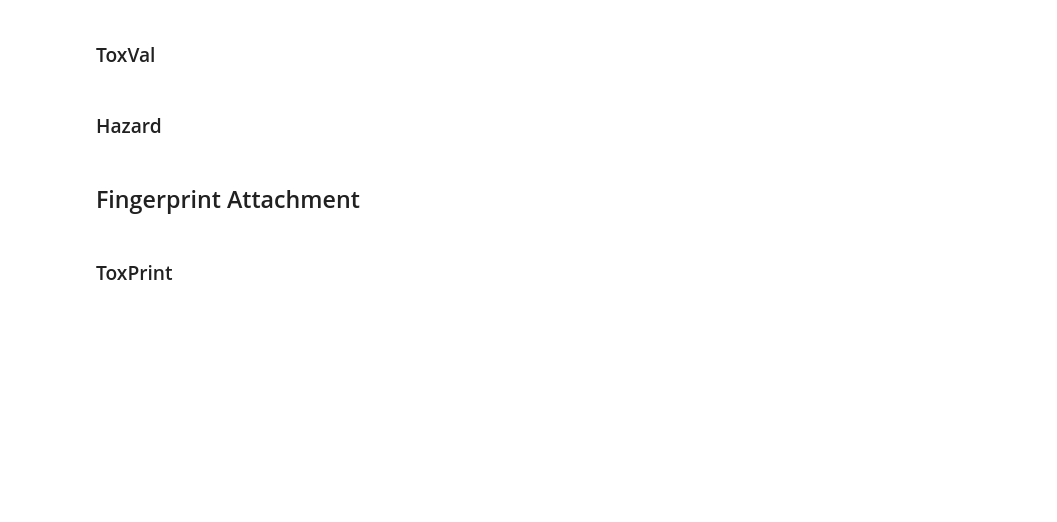
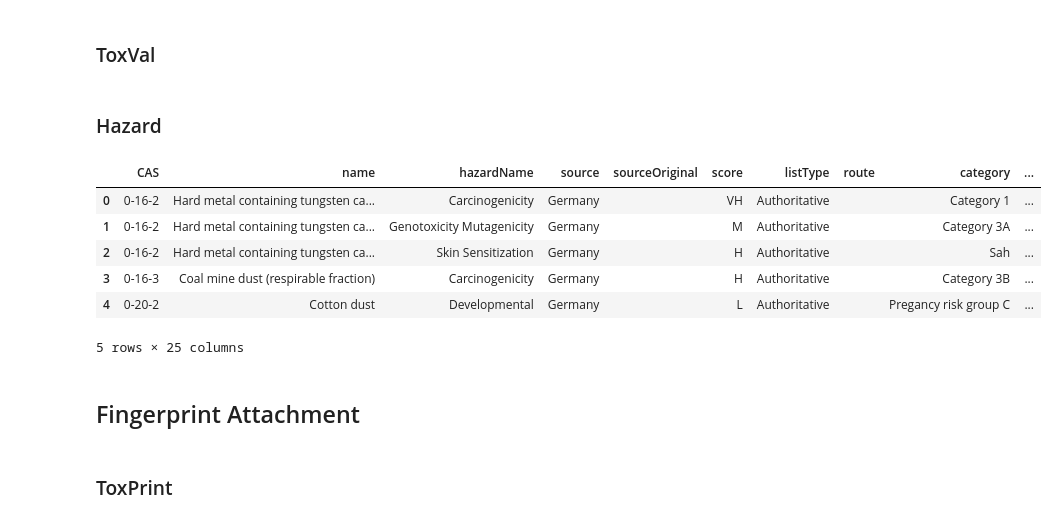
Before and after one commit to patlewig/genra-hybrid, a Jupyter notebook: notebooks/manuscript_companion.ipynb, the cells around one changed output. Drawn from its saved outputs; the diff is of its cells as text; code cells hidden in the pictures; blank space fills up the shorter version.

```diff
--- a/notebooks/manuscript_companion.ipynb
+++ b/notebooks/manuscript_companion.ipynb
@@ -148,6 +146,16 @@ conn = engine.connect()
 # %%
 ## Save the part of the table with potential CAS numbers
 df = pd.read_sql_query("SELECT * FROM HazardRecords WHERE CAS != '-' ", engine)
+# %%
+df.head()
+# %% [output]
+|  | CAS | name | hazardName | source | sourceOriginal | score | listType | route | category | ... |
+| 0 | 0-16-2 | Hard metal containing tungsten ca... | Carcinogenicity | Germany |  | VH | Authoritative |  | Category 1 | ... |
+| 1 | 0-16-2 | Hard metal containing tungsten ca... | Genotoxicity Mutagenicity | Germany |  | M | Authoritative |  | Category 3A | ... |
+| 2 | 0-16-2 | Hard metal containing tungsten ca... | Skin Sensitization | Germany |  | H | Authoritative |  | Sah | ... |
+| 3 | 0-16-3 | Coal mine dust (respirable fraction) | Carcinogenicity | Germany |  | H | Authoritative |  | Category 3B | ... |
+| 4 | 0-20-2 | Cotton dust | Developmental | Germany |  | L | Authoritative |  | Pregancy risk group C | ... |
+5 rows × 25 columns
 # %%
 #For selecting a hazard, this will show possibilities and their data prevalence
 ranking_df = df.groupby(['hazardName']).count().sort_values('CAS', ascending = False)
```
Also changed, not shown: parts of 15 cells of this notebook, 27 other files.
